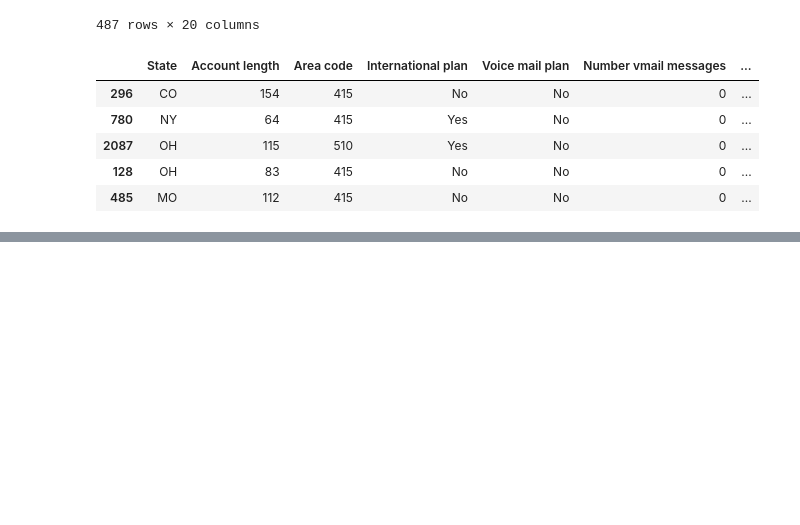
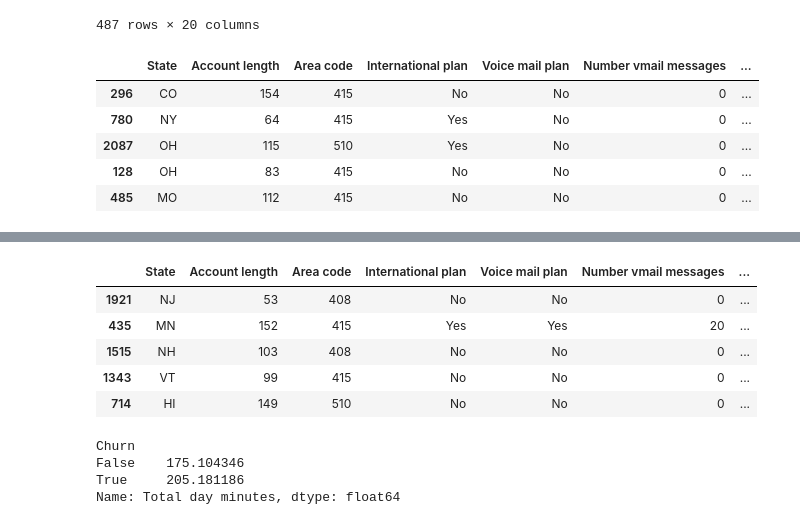
Before and after one commit to mdraihankabirsifat/codveda-data-science-internship, a Jupyter notebook: 00_Learning/03_Pandas/01_pandas_basics.ipynb, the cells around one changed output, grey strips where cells are left out. Cells and saved outputs as stored; diff of their text form; code cells hidden in the pictures; blank space fills up the shorter version.

```diff
--- a/00_Learning/03_Pandas/01_pandas_basics.ipynb
+++ b/00_Learning/03_Pandas/01_pandas_basics.ipynb
@@ -156,0 +221,19 @@ sorted_df = df.sort_values(
+# %%
+df.sort_values(
+    by="Customer service calls",
+    ascending=False
+).head(5)
+# %% [output]
+|  | State | Account length | Area code | International plan | Voice mail plan | Number vmail messages | ... |
+| 1921 | NJ | 53 | 408 | No | No | 0 | ... |
+| 435 | MN | 152 | 415 | Yes | Yes | 20 | ... |
+| 1515 | NH | 103 | 408 | No | No | 0 | ... |
+| 1343 | VT | 99 | 415 | No | No | 0 | ... |
+| 714 | HI | 149 | 510 | No | No | 0 | ... |
+# %%
+df.groupby("Churn")["Total day minutes"].mean()
+# %% [output]
+Churn
+False    175.104346
+True     205.181186
+Name: Total day minutes, dtype: float64
```
Also changed, not shown: parts of 6 cells of this notebook, 1 other file.
